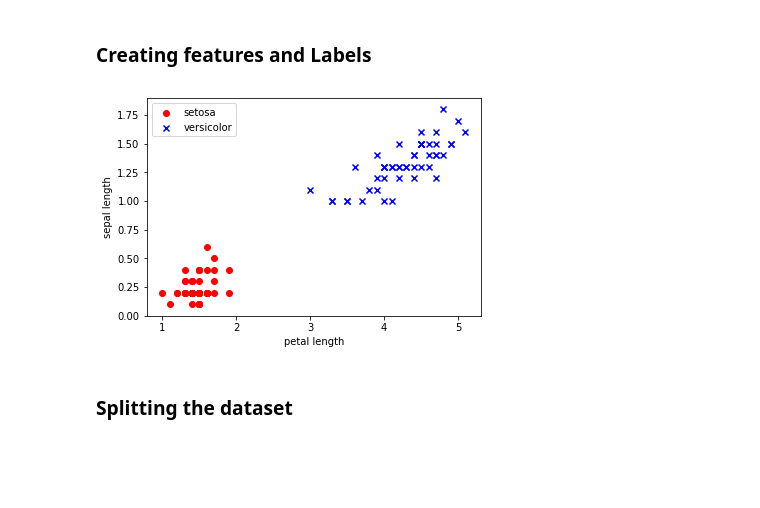
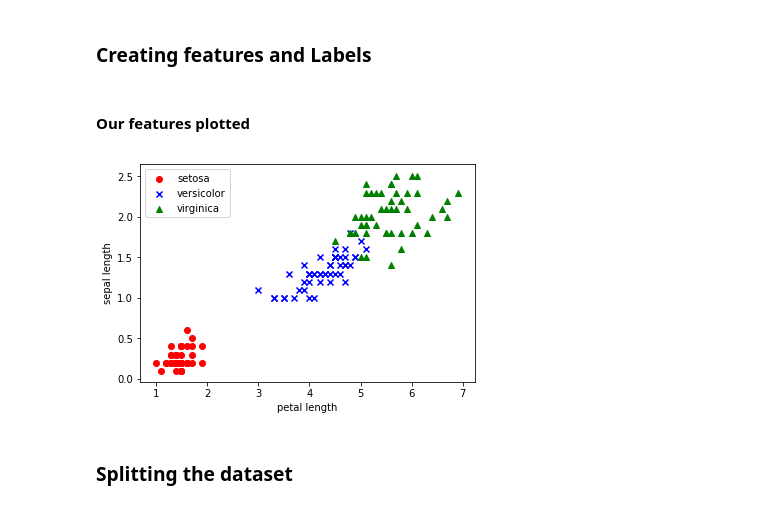
Before and after one commit to subhamsarangi/ML, a Jupyter notebook: 05. Support Vector Machine/1.1 Support Vector Machine.ipynb, the cells around one changed output. Saved outputs shown, nothing was run; the diff lists cells and outputs as text; code cells hidden in the pictures; blank space fills up the shorter version.

```diff
--- a/05. Support Vector Machine/1.1 Support Vector Machine.ipynb
+++ b/05. Support Vector Machine/1.1 Support Vector Machine.ipynb
@@ -59,15 +62,15 @@ iris = datasets.load_iris()
+# %% [markdown]
+#### Our features plotted
 # %%
-X = iris.data[:, [2, 3]]
-y = iris.target
-
 plt.scatter(X[:50, 0], X[:50, 1], color='red', marker='o', label='setosa')
 plt.scatter(X[50:100, 0], X[50:100, 1], color='blue', marker='x', label='versicolor')
+plt.scatter(X[100:150, 0], X[100:150, 1], color='green', marker='^', label='virginica')
 plt.xlabel('petal length')
 plt.ylabel('sepal length')
 plt.legend(loc='upper left')
 plt.savefig('images/petal_sepal_scatter.png', dpi=200)
 # %% [output]
-[figure, old version]
+[figure, new version]
 # %% [markdown]
 ### Splitting the dataset
 # %%
```
Also changed, not shown: parts of 1 cell of this notebook, 1 other file.
